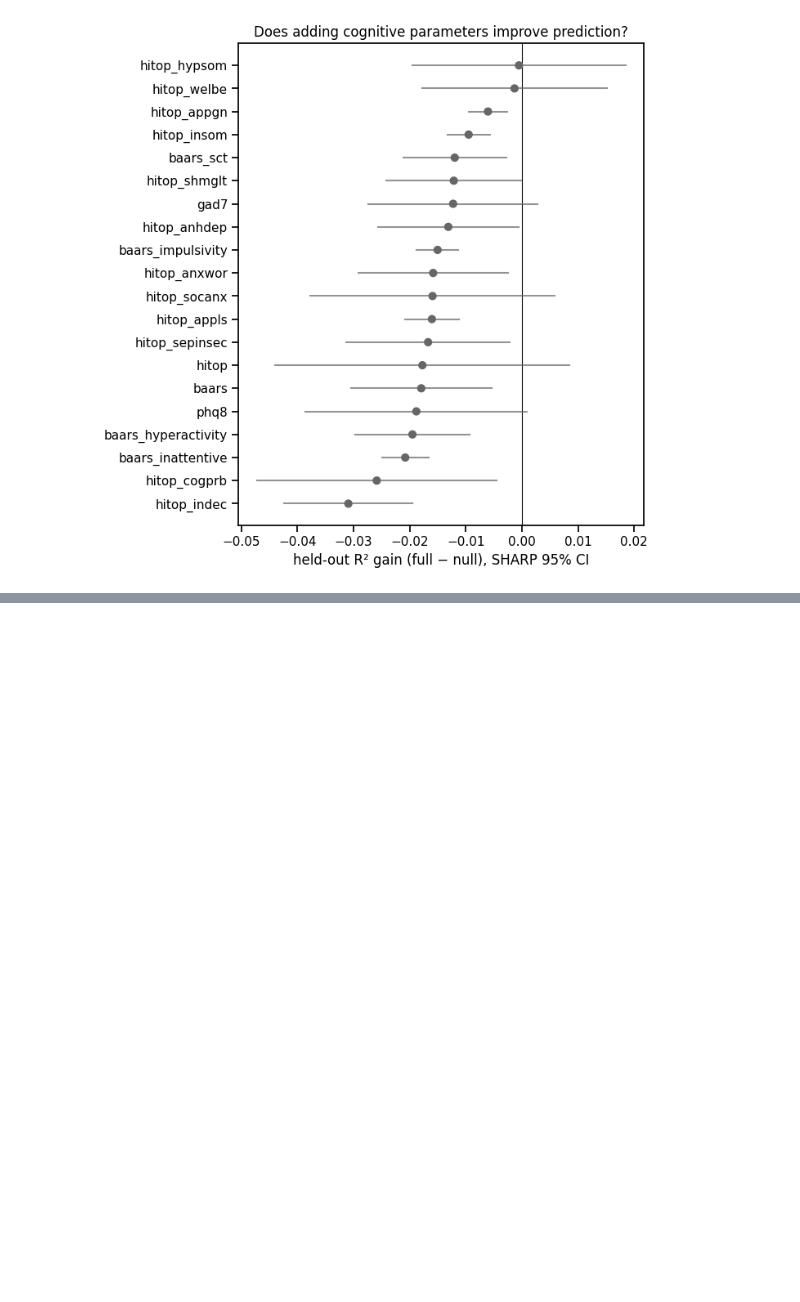
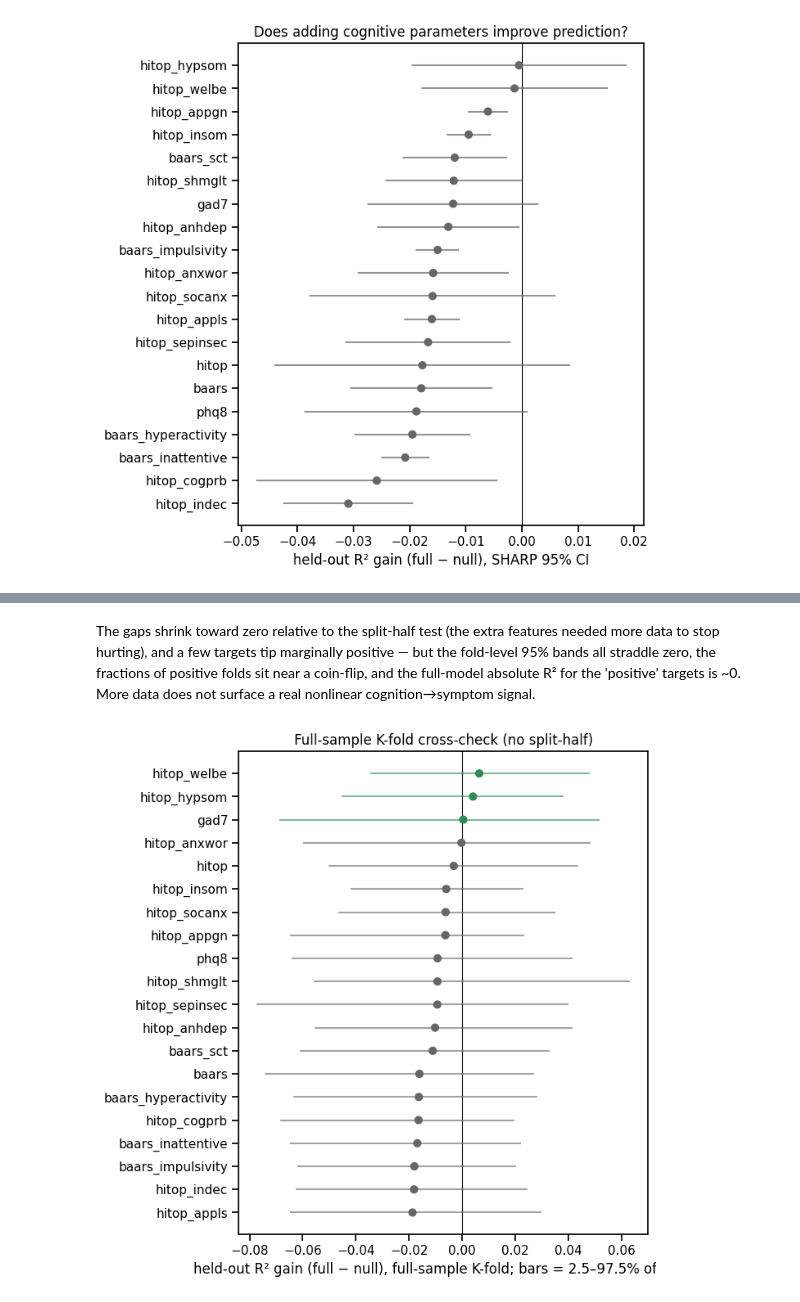
Before and after one commit to NIMH-MLT/cogmood_analysis, a Jupyter notebook: notebooks/xgb_nonlinear.ipynb, the cells around one changed output, grey strips where cells are left out. Drawn from its saved outputs; the diff is of its cells as text; code cells hidden in the pictures; blank space fills up the shorter version.

```diff
--- a/notebooks/xgb_nonlinear.ipynb
+++ b/notebooks/xgb_nonlinear.ipynb
@@ -84,0 +89,12 @@ plt.show()
+# %%
+kf = pl.read_parquet("../data/exploratory/xgb_kfold_results.parquet")
+kftbl = (kf.select(['target', 'mean_r2_gain', 'ci_lo', 'ci_hi',
+                    'frac_folds_positive', 'max_fold_gain', 'mean_r2_full', 'mean_r2_null'])
+           .with_columns([pl.col(c).round(4) for c in
+                          ['mean_r2_gain', 'ci_lo', 'ci_hi', 'frac_folds_positive',
+                           'max_fold_gain', 'mean_r2_full', 'mean_r2_null']]))
+print(kftbl)
+n_pos = int((kf['mean_r2_gain'] > 0).sum())
+print(f"\nTargets with a positive mean R2 gain: {n_pos} / {kf.height}")
+print(f"Largest mean R2 gain: {kf['mean_r2_gain'].max():+.4f} "
+      f"({kf.sort('mean_r2_gain', descending=True)['target'][0]})")
@@ -85,3 +119,25 @@ plt.show()
+# %% [markdown]
+The gaps shrink toward zero relative to the split-half test (the extra features needed more data to stop hurting), and a few targets tip marginally positive — but the fold-level 95% bands all straddle zero, the fractions of positive folds sit near a coin-flip, and the full-model absolute R² for the 'positive' targets is ~0. More data does not surface a real nonlinear cognition→symptom signal.
+# %%
+d = kf.sort('mean_r2_gain')
+targets = d['target'].to_list()
+gain = d['mean_r2_gain'].to_numpy()
+lo, hi = d['ci_lo'].to_numpy(), d['ci_hi'].to_numpy()
+y = np.arange(len(targets))
+colors = np.where(gain > 0, 'seagreen', '0.4')
+
+fig, ax = plt.subplots(figsize=(7, 7))
+ax.axvline(0, color='k', lw=0.8, zorder=0)
+for i in range(len(targets)):
+    ax.plot([lo[i], hi[i]], [y[i], y[i]], color=colors[i], lw=1.5, alpha=0.6)
+ax.scatter(gain, y, c=colors, s=40, zorder=5)
+ax.set_yticks(y); ax.set_yticklabels(targets)
+ax.set_xlabel('held-out R² gain (full − null), full-sample K-fold; bars = 2.5–97.5% of folds')
+ax.set_title('Full-sample K-fold cross-check (no split-half)')
+plt.tight_layout()
+plt.show()
+# %% [output]
+[figure, added]
 # %% [markdown]
 ## Conclusion
 
```
Also changed, not shown: parts of 3 cells of this notebook, 3 other files.
